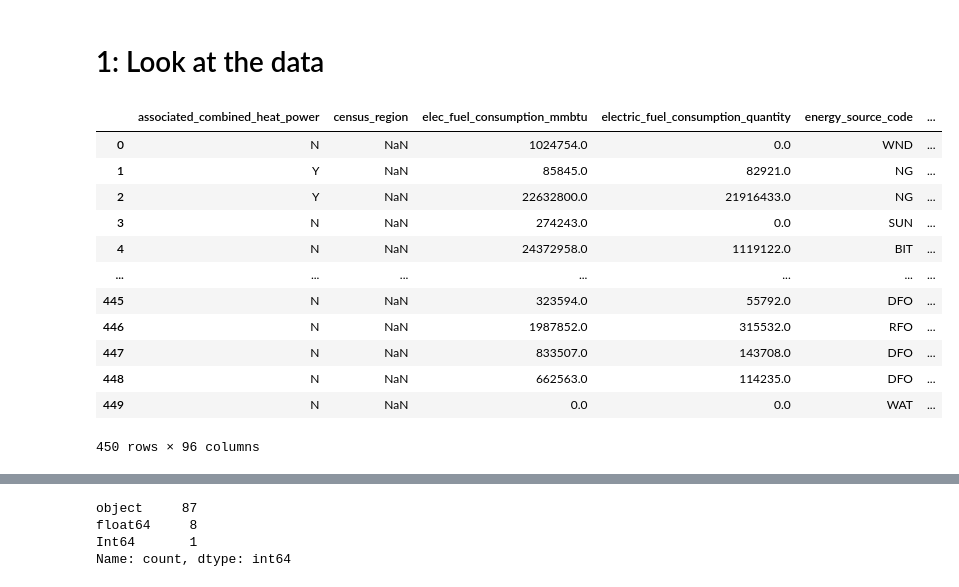
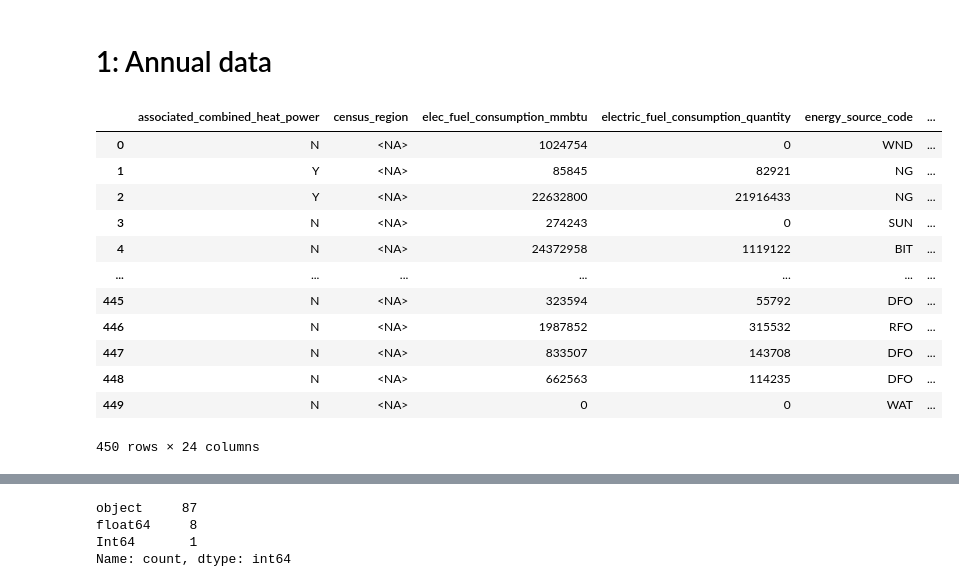
Before and after one commit to catalyst-cooperative/open-energy-data-for-all, a Jupyter notebook: notebooks/visualization_troubleshooting.ipynb, the cells around one changed output, grey strips where cells are left out. Cells and saved outputs as stored; diff of their text form; code cells hidden in the pictures.

```diff
--- a/notebooks/visualization_troubleshooting.ipynb
+++ b/notebooks/visualization_troubleshooting.ipynb
@@ -3,19 +94,19 @@ import pandas as pd
 # %% [markdown]
-# 1: Look at the data
+# 1: Annual data
 # %%
-pr_gen_fuel_raw = pd.read_pickle('../data/raw_eia923__puerto_rico_generation_fuel')
-pr_gen_fuel_raw
+annual_pr_gen_fuel = pd.read_parquet('../data/eia923__annual_puerto_rico_generation_fuel.parquet')
+annual_pr_gen_fuel
 # %% [output]
 |  | associated_combined_heat_power | census_region | elec_fuel_consumption_mmbtu | electric_fuel_consumption_quantity | energy_source_code | ... |
-| 0 | N | NaN | 1024754.0 | 0.0 | WND | ... |
-| 1 | Y | NaN | 85845.0 | 82921.0 | NG | ... |
-| 2 | Y | NaN | 22632800.0 | 21916433.0 | NG | ... |
-| 3 | N | NaN | 274243.0 | 0.0 | SUN | ... |
-| 4 | N | NaN | 24372958.0 | 1119122.0 | BIT | ... |
+| 0 | N | <NA> | 1024754 | 0 | WND | ... |
+| 1 | Y | <NA> | 85845 | 82921 | NG | ... |
+| 2 | Y | <NA> | 22632800 | 21916433 | NG | ... |
+| 3 | N | <NA> | 274243 | 0 | SUN | ... |
+| 4 | N | <NA> | 24372958 | 1119122 | BIT | ... |
 | ... | ... | ... | ... | ... | ... | ... |
-| 445 | N | NaN | 323594.0 | 55792.0 | DFO | ... |
-| 446 | N | NaN | 1987852.0 | 315532.0 | RFO | ... |
-| 447 | N | NaN | 833507.0 | 143708.0 | DFO | ... |
-| 448 | N | NaN | 662563.0 | 114235.0 | DFO | ... |
-| 449 | N | NaN | 0.0 | 0.0 | WAT | ... |
+| 445 | N | <NA> | 323594 | 55792 | DFO | ... |
+| 446 | N | <NA> | 1987852 | 315532 | RFO | ... |
+| 447 | N | <NA> | 833507 | 143708 | DFO | ... |
+| 448 | N | <NA> | 662563 | 114235 | DFO | ... |
+| 449 | N | <NA> | 0 | 0 | WAT | ... |
-450 rows × 96 columns
+450 rows × 24 columns
```
Also changed, not shown: parts of 20 cells of this notebook, 3 other files.
